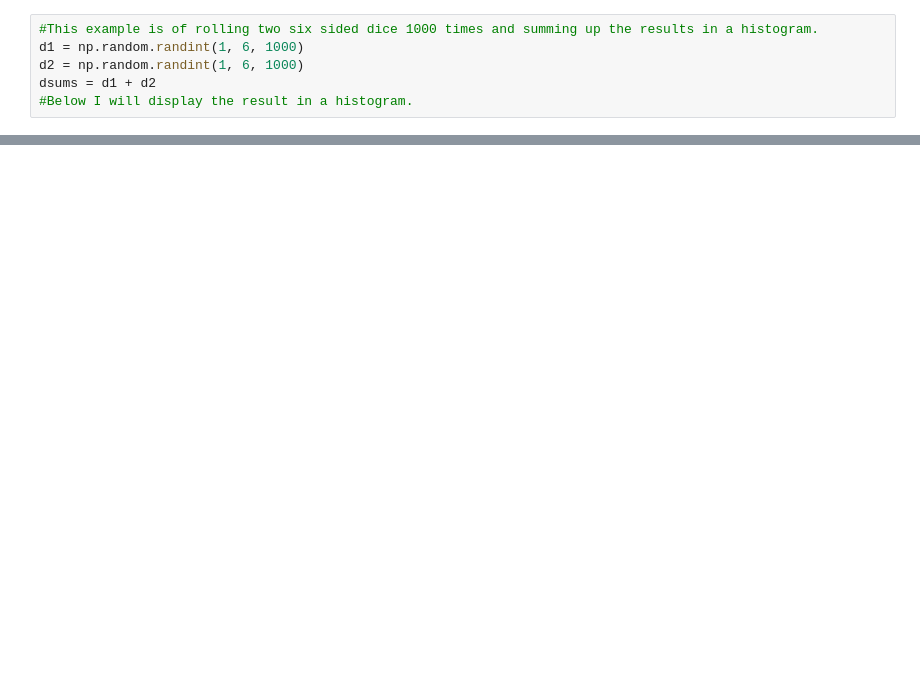
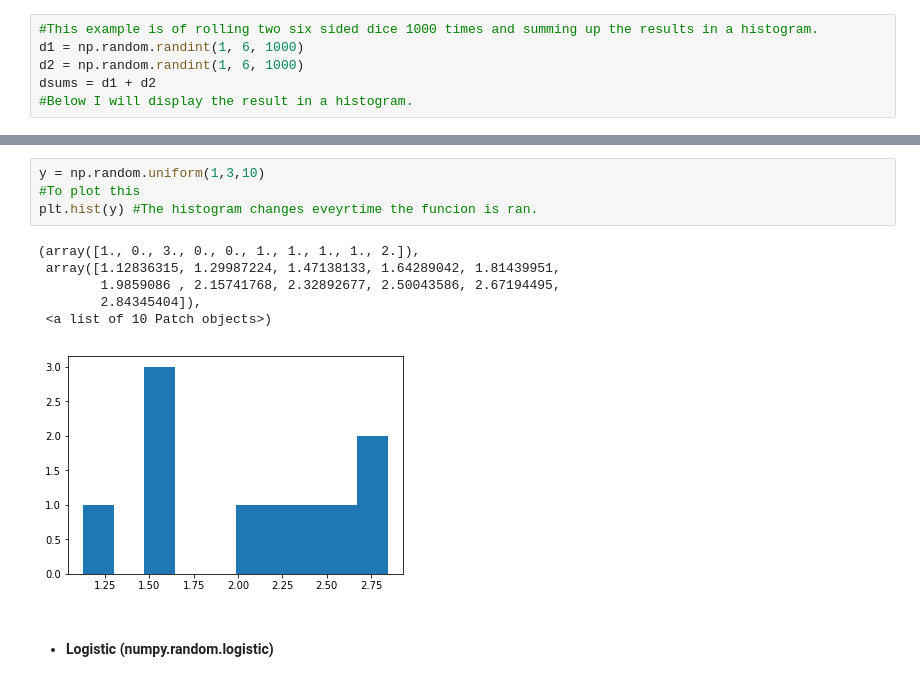
Before and after one commit to MartynaMisk/JupyterNotebook, a Jupyter notebook: Numpy_Random_Investigation.ipynb, the cells around one changed output, grey strips where cells are left out. Cells and saved outputs as stored; diff of their text form; blank space fills up the shorter version.

```diff
--- a/Numpy_Random_Investigation.ipynb
+++ b/Numpy_Random_Investigation.ipynb
@@ -89,0 +215,13 @@ array([ 5,  3,  5, 13,  8])
+# %%
+y = np.random.uniform(1,3,10)
+#To plot this
+plt.hist(y) #The histogram changes eveyrtime the funcion is ran.
+# %% [output]
+(array([1., 0., 3., 0., 0., 1., 1., 1., 1., 2.]),
+ array([1.12836315, 1.29987224, 1.47138133, 1.64289042, 1.81439951,
+        1.9859086 , 2.15741768, 2.32892677, 2.50043586, 2.67194495,
+        2.84345404]),
+ <a list of 10 Patch objects>)
+[figure, added]
+# %% [markdown]
+- #### Logistic (numpy.random.logistic)
```
Also changed, not shown: parts of 49 cells of this notebook.
